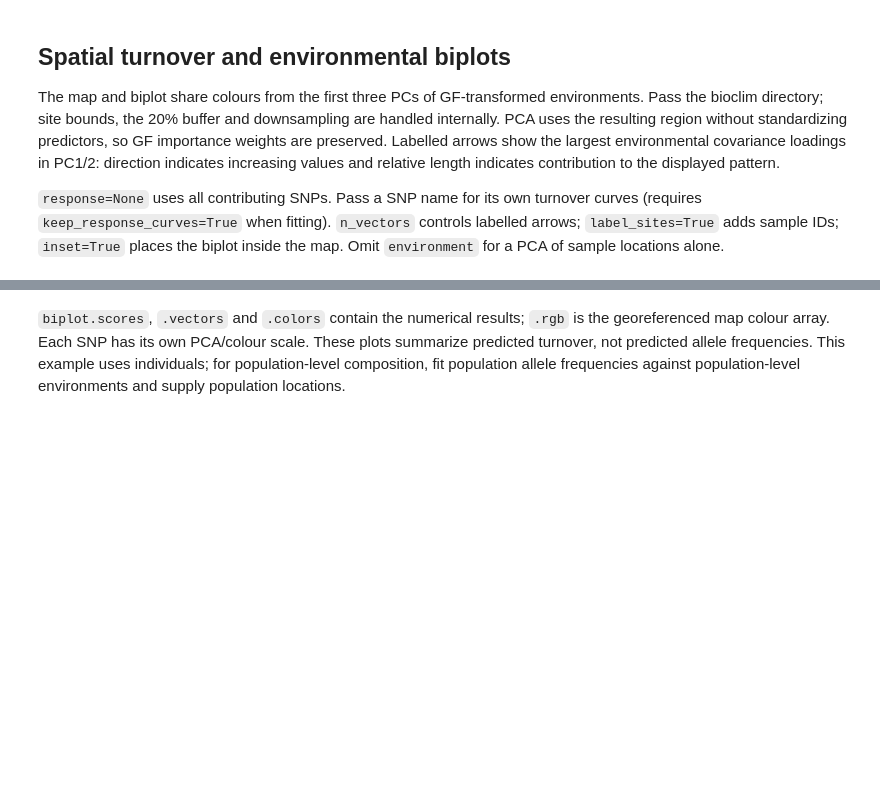
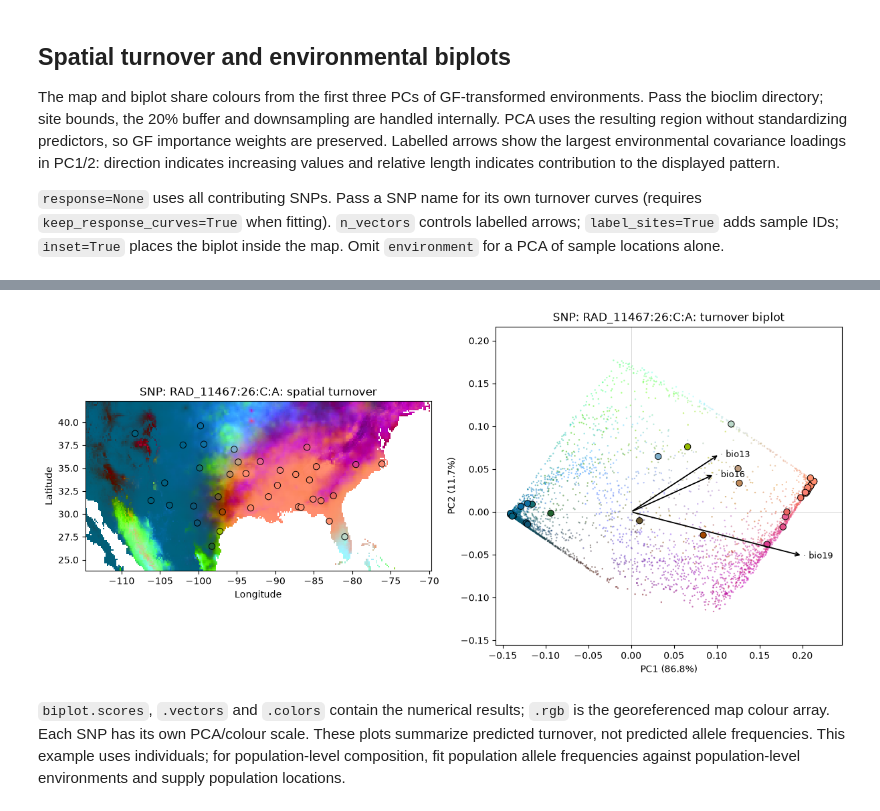
Before and after one commit to elizadstein/BIO597-SpatialBiodiversity, a Jupyter notebook: docs/labs/Lab09-GradientForest.ipynb, the cells around one changed output, grey strips where cells are left out. Drawn from its saved outputs; the diff is of its cells as text; code cells hidden in the pictures; blank space fills up the shorter version.

```diff
--- a/docs/labs/Lab09-GradientForest.ipynb
+++ b/docs/labs/Lab09-GradientForest.ipynb
@@ -103,6 +164,8 @@ biplot = gf.plot_biplot(X, sites, environment="/home/jovyan/shared-readwrite/bio
 # %%
-snp = gf.response_scores_.oob_r2.idxmax()
-snp_biplot = gf.plot_biplot(X, sites, environment="../envs", response=snp, n_vectors=3)
+snp = gf.response_scores_.oob_r2.idxmax() # plots snp with largest oob r2
+snp_biplot = gf.plot_biplot(X, sites, environment="/home/jovyan/shared/bioclim", response=snp, n_vectors=3)
+# %% [output]
+[figure, added]
 # %% [markdown]
 `biplot.scores`, `.vectors` and `.colors` contain the numerical results; `.rgb` is the georeferenced map colour array. Each SNP has its own PCA/colour scale. These plots summarize predicted turnover, not predicted allele frequencies. This example uses individuals; for population-level composition, fit population allele frequencies against population-level environments and supply population locations.
 # %% [markdown]
```
Also changed, not shown: parts of 11 cells of this notebook.
